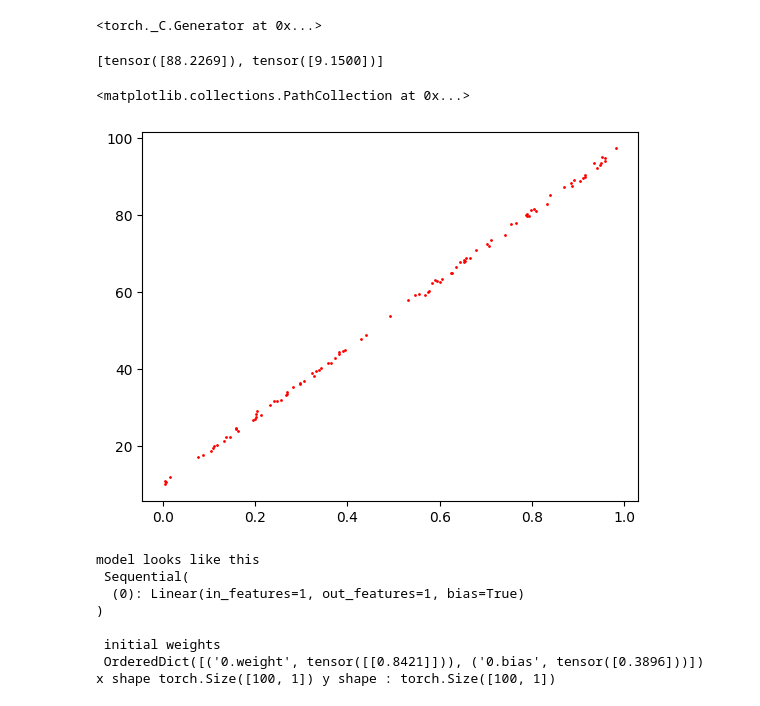
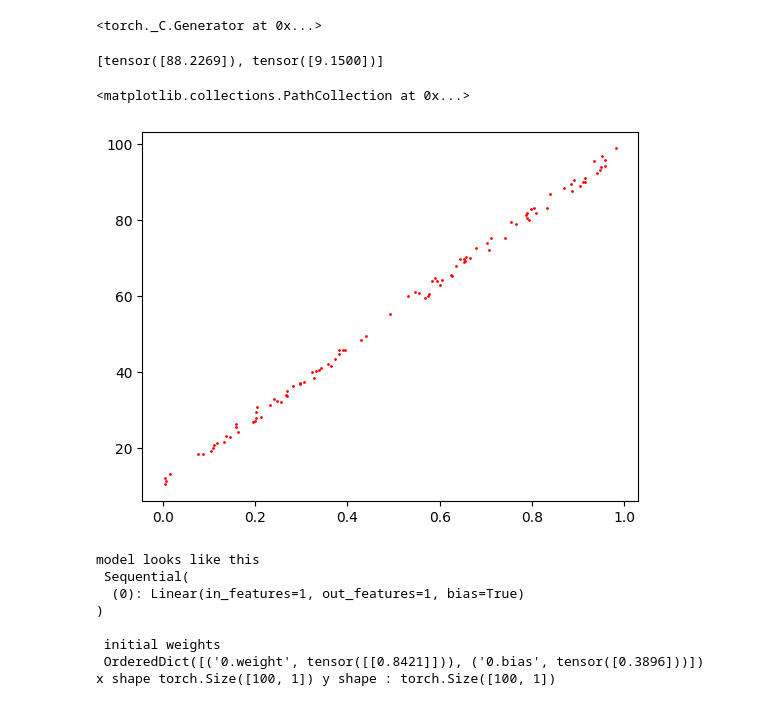
Before and after one commit to sriram-gupta/diy-ml, a Jupyter notebook: notebooks/00Regression.ipynb, the cells around one changed output. Saved outputs shown, nothing was run; the diff lists cells and outputs as text; code cells hidden in the pictures.

```diff
--- a/notebooks/00Regression.ipynb
+++ b/notebooks/00Regression.ipynb
@@ -16,26 +16,26 @@ torch.manual_seed(42)
 # %%
 # Function which generates dataset
 
 
 def generate_dataset(n, noise_factor):
     a = torch.rand(1)*100
     b = torch.rand(1)*10
     x = torch.rand(n,1)
     noise = torch.rand(n,1)*noise_factor
 
     y = a*x + b + noise
     hidden = [a,b] # assume we know only x, y dataset . we have to find the hidden values for linear hypothesis
 
     return x ,  y , hidden
 
 
-x ,  y , hidden = generate_dataset(100, noise_factor=2)
+x ,  y , hidden = generate_dataset(100, noise_factor=4)
 print(hidden)
 plt.scatter(x,y, s=1,c='r')
 # %% [output]
 [tensor([88.2269]), tensor([9.1500])]
 <matplotlib.collections.PathCollection at 0x...>
-[figure, old version]
+[figure, new version]
 # %%
 # Now that our data set is ready . we will write a linear model to fit the data
 
```
Also changed, not shown: parts of 2 cells of this notebook, 1 other file.
